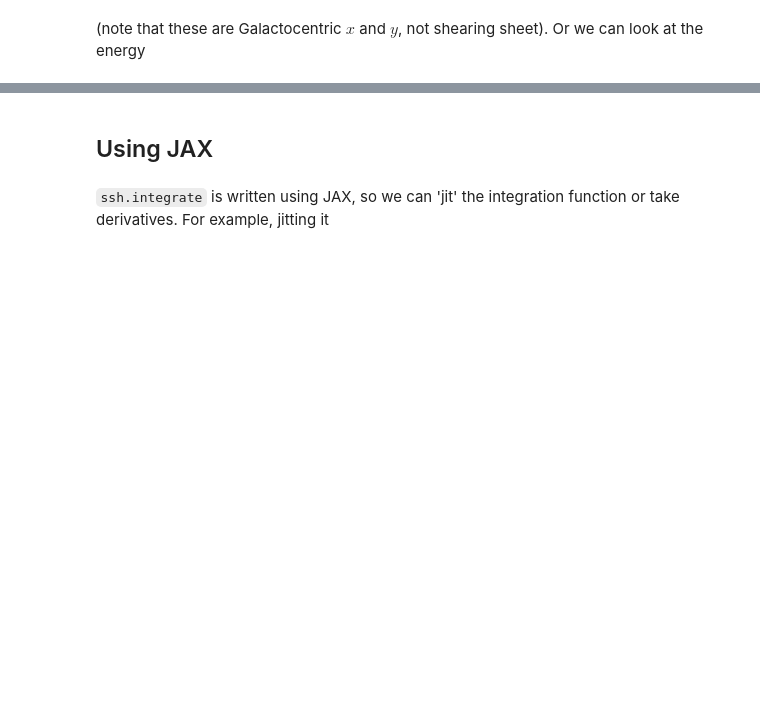
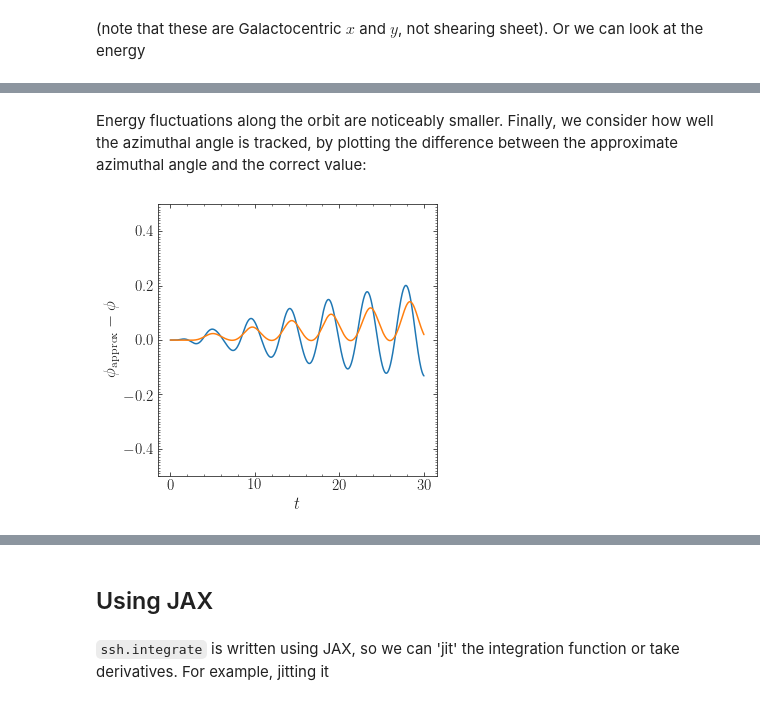
Before and after one commit to jobovy/shearing-sheet, a Jupyter notebook: nb/shearing-sheet-example.ipynb, the cells around one changed output, grey strips where cells are left out. Cells and saved outputs as stored; diff of their text form; code cells hidden in the pictures; blank space fills up the shorter version.

```diff
--- a/nb/shearing-sheet-example.ipynb
+++ b/nb/shearing-sheet-example.ipynb
@@ -62,0 +109,9 @@ orb.plotE(overplot=True,pot=lp)
+# %% [markdown]
+Energy fluctuations along the orbit are noticeably smaller. Finally, we consider how well the azimuthal angle is tracked, by plotting the difference between the approximate azimuthal angle and the correct value:
+# %%
+conv.plot(d1='t',d2=lambda t: (conv.phi(t)-orb.phi(t) + numpy.pi ) % (2.*numpy.pi) - numpy.pi)
+conv2.plot(d1='t',d2=lambda t: (conv2.phi(t)-orb.phi(t) + numpy.pi ) % (2.*numpy.pi) - numpy.pi,overplot=True)
+ylim(-0.5,0.5)
+ylabel(r'$\phi_\mathrm{approx}-\phi$');
+# %% [output]
+[figure, added]
```
Also changed, not shown: parts of 56 cells of this notebook, 2 other files.
